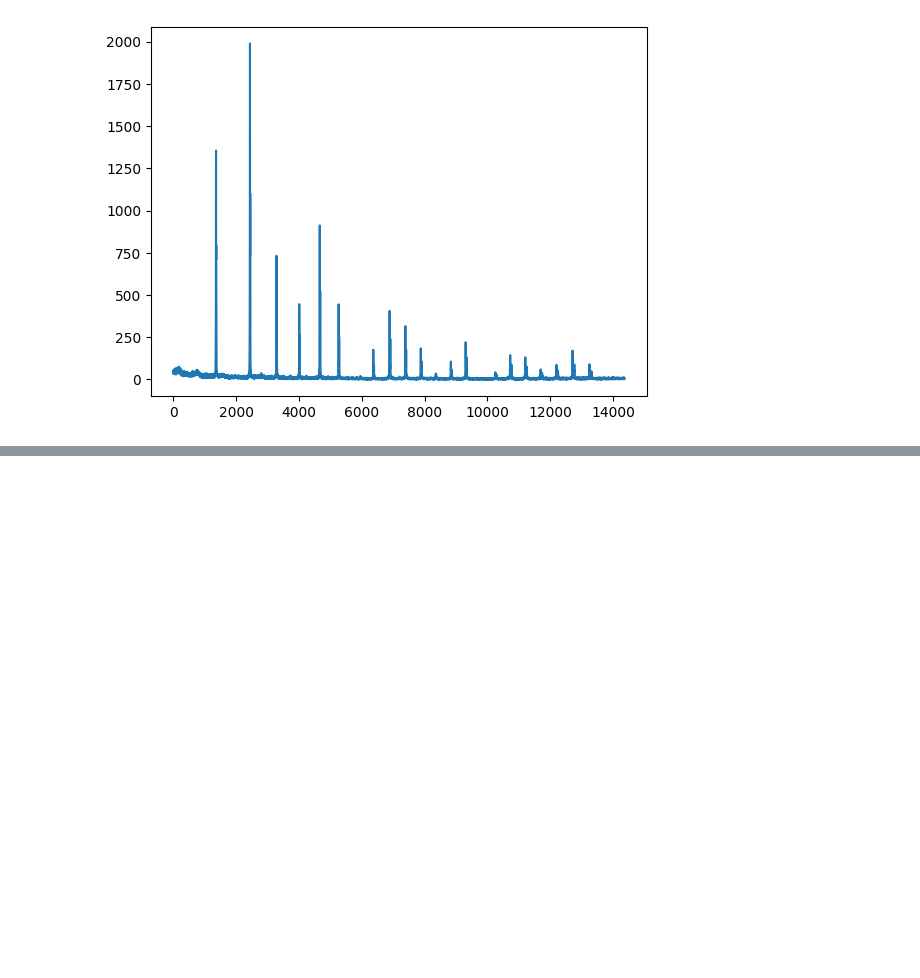
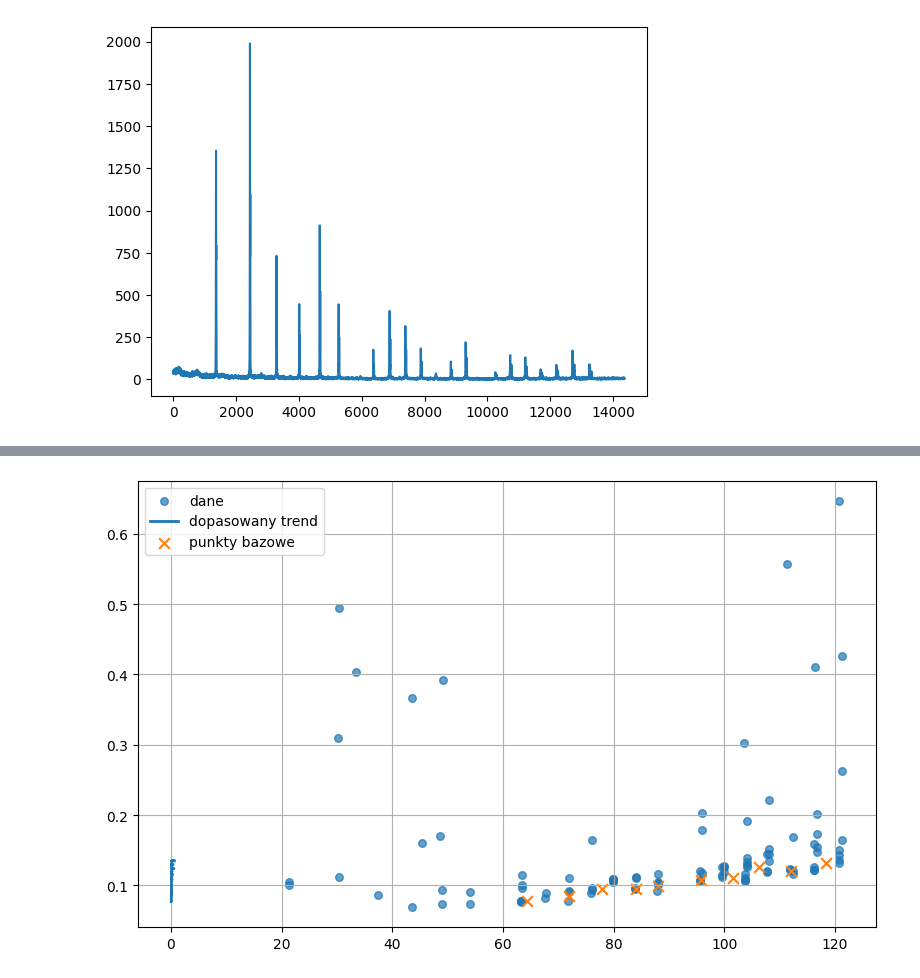
Before and after one commit to natkurdz/XRD-AI, a Jupyter notebook: aparature_func.ipynb, the cells around one changed output, grey strips where cells are left out. Drawn from its saved outputs; the diff is of its cells as text; code cells hidden in the pictures; blank space fills up the shorter version.

```diff
--- a/aparature_func.ipynb
+++ b/aparature_func.ipynb
@@ -294,0 +616,24 @@ plt.scatter(t_fwhm,fwhm)
+# %%
+y_fit, model, (xb, yb) = fit_lower_trend_skip_start(
+    ap_t_fwhm,ap_fwhm,
+    x_min=60,     # <- tu tniesz początek
+    bins=10,
+    q=0.2,
+    s=None
+)
+# %%
+
+
+y_fit_plot = y_fit.copy()
+y_fit_plot[ap_t_fwhm < 60] = np.nan
+
+plt.figure(figsize=(8, 5))
+plt.scatter(ap_t_fwhm, ap_fwhm, s=30, alpha=0.7, label="dane")
+plt.plot(ap_fwhm, y_fit_plot, linewidth=2, label="dopasowany trend")
+plt.scatter(xb, yb, marker="x", s=60, label="punkty bazowe")
+plt.legend()
+plt.grid(True)
+plt.tight_layout()
+plt.show()
+# %% [output]
+[figure, added]
```
Also changed, not shown: parts of 42 cells of this notebook, 1 other file.
